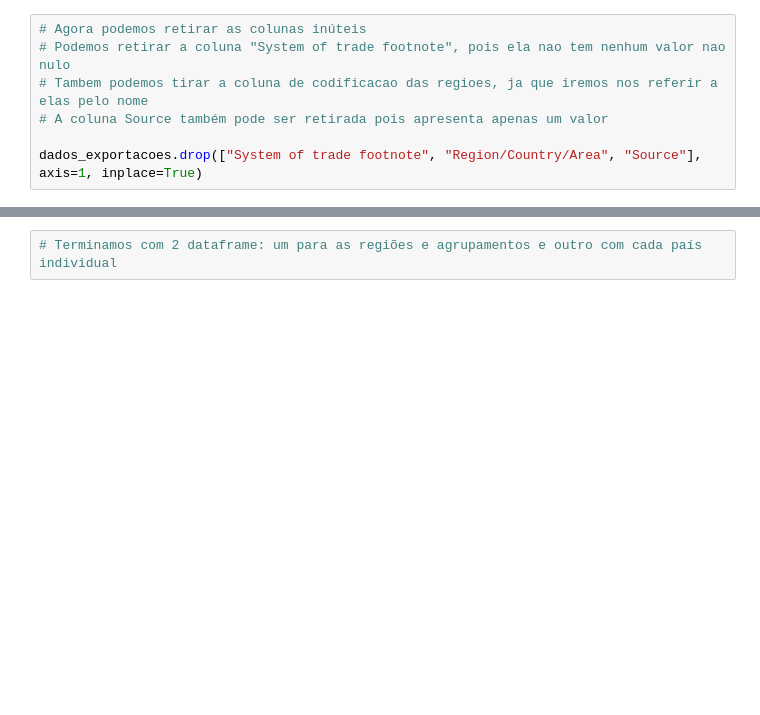
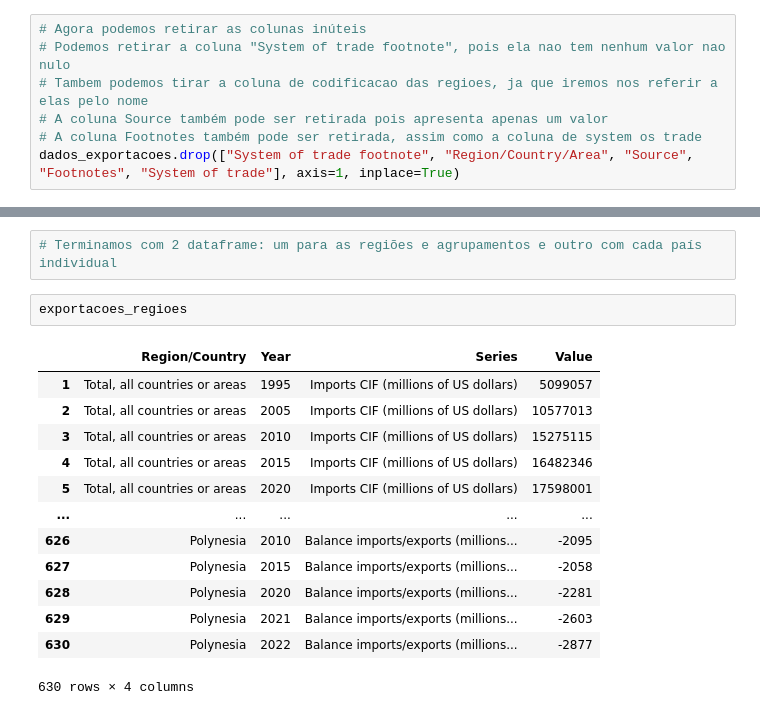
Before and after one commit to edufsi/Projeto-Desafio, a Jupyter notebook: Limpeza_Dados_Exportacao.ipynb, the cells around one changed output, grey strips where cells are left out. Saved outputs shown, nothing was run; the diff lists cells and outputs as text; blank space fills up the shorter version.

```diff
--- a/Limpeza_Dados_Exportacao.ipynb
+++ b/Limpeza_Dados_Exportacao.ipynb
@@ -103,8 +49,8 @@ None
 # Podemos retirar a coluna "System of trade footnote", pois ela nao tem nenhum valor nao nulo
 # Tambem podemos tirar a coluna de codificacao das regioes, ja que iremos nos referir a elas pelo nome
 # A coluna Source também pode ser retirada pois apresenta apenas um valor
-
-dados_exportacoes.drop(["System of trade footnote", "Region/Country/Area", "Source"], axis=1, inplace=True)
+# A coluna Footnotes também pode ser retirada, assim como a coluna de system os trade
+dados_exportacoes.drop(["System of trade footnote", "Region/Country/Area", "Source", "Footnotes", "System of trade"], axis=1, inplace=True)
 # %%
 # A coluna de valores esta como tipo objeto. Precisamos tranformá-la em numero. Nao temos numeros quebrados, podemos transformá-la em numeros inteiros
 # Precisamos retirar as virgulas dos numeros, para entao transforma-los em inteiros. Vamos transformar em inteiros de 8 bytes para ter certeza de não ter problemas de overflow
@@ -131,3 +77,19 @@ exportacoes_regioes = dados_exportacoes.query('`Region/Country` in @regioes')
 exportacoes_paises = dados_exportacoes.query('`Region/Country` not in @regioes')
 # %%
 # Terminamos com 2 dataframe: um para as regiões e agrupamentos e outro com cada país individual
+# %%
+exportacoes_regioes
+# %% [output]
+|  | Region/Country | Year | Series | Value |
+| 1 | Total, all countries or areas | 1995 | Imports CIF (millions of US dollars) | 5099057 |
+| 2 | Total, all countries or areas | 2005 | Imports CIF (millions of US dollars) | 10577013 |
+| 3 | Total, all countries or areas | 2010 | Imports CIF (millions of US dollars) | 15275115 |
+| 4 | Total, all countries or areas | 2015 | Imports CIF (millions of US dollars) | 16482346 |
+| 5 | Total, all countries or areas | 2020 | Imports CIF (millions of US dollars) | 17598001 |
+| ... | ... | ... | ... | ... |
+| 626 | Polynesia | 2010 | Balance imports/exports (millions... | -2095 |
+| 627 | Polynesia | 2015 | Balance imports/exports (millions... | -2058 |
+| 628 | Polynesia | 2020 | Balance imports/exports (millions... | -2281 |
+| 629 | Polynesia | 2021 | Balance imports/exports (millions... | -2603 |
+| 630 | Polynesia | 2022 | Balance imports/exports (millions... | -2877 |
+630 rows × 4 columns
```
Also changed, not shown: parts of 4 cells of this notebook.
